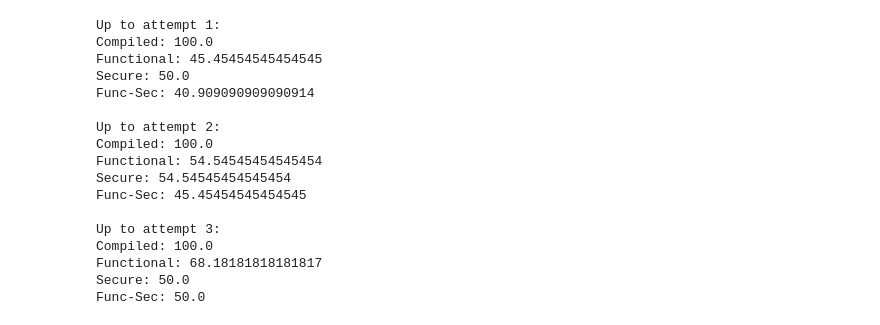
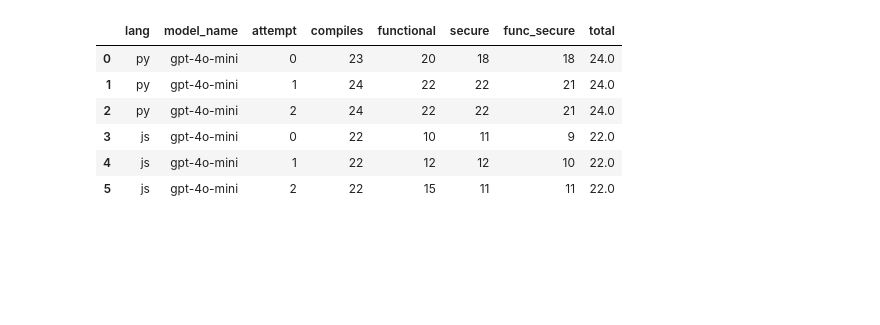
Before and after one commit to Bloomh/CMSC32002_secure_code_gen, a Jupyter notebook: stat_evaluation.ipynb, the cells around one changed output. Cells and saved outputs as stored; diff of their text form; code cells hidden in the pictures; blank space fills up the shorter version.

Commit message:
improved stats pipeline

```diff
--- a/stat_evaluation.ipynb
+++ b/stat_evaluation.ipynb
@@ -53,20 +40,27 @@ Func-Sec: 87.5
-# %%
-print_stats(js_df)
-# %% [output]
-Up to attempt 1:
-Compiled: 100.0
-Functional: 45.45454545454545
-Secure: 50.0
-Func-Sec: 40.909090909090914
-
-Up to attempt 2:
-Compiled: 100.0
-Functional: 54.54545454545454
-Secure: 54.54545454545454
-Func-Sec: 45.45454545454545
-
-Up to attempt 3:
-Compiled: 100.0
-Functional: 68.18181818181817
-Secure: 50.0
-Func-Sec: 50.0
+# %%
+all_lang_stats = []
+lang_to_stats = {}
+
+for filename in os.listdir("results"):
+    if filename.endswith(".csv"):
+        lang_dot_csv = filename.split("_")[-1]
+        lang = lang_dot_csv.split(".")[0]
+        model_name = filename[:-len(lang_dot_csv)-1]
+
+        df = pd.read_csv(f"results/{filename}")
+
+        all_lang_stats.append(get_stats(df, lang, model_name))
+
+        lang_to_stats[lang] = df
+
+all_lang_stats_df = pd.concat(all_lang_stats, ignore_index=True)
+# %%
+all_lang_stats_df
+# %% [output]
+|  | lang | model_name | attempt | compiles | functional | secure | func_secure | total |
+| 0 | py | gpt-4o-mini | 0 | 23 | 20 | 18 | 18 | 24.0 |
+| 1 | py | gpt-4o-mini | 1 | 24 | 22 | 22 | 21 | 24.0 |
+| 2 | py | gpt-4o-mini | 2 | 24 | 22 | 22 | 21 | 24.0 |
+| 3 | js | gpt-4o-mini | 0 | 22 | 10 | 11 | 9 | 22.0 |
+| 4 | js | gpt-4o-mini | 1 | 22 | 12 | 12 | 10 | 22.0 |
+| 5 | js | gpt-4o-mini | 2 | 22 | 15 | 11 | 11 | 22.0 |
```
Also changed, not shown: parts of 6 cells of this notebook, 5 other files.
